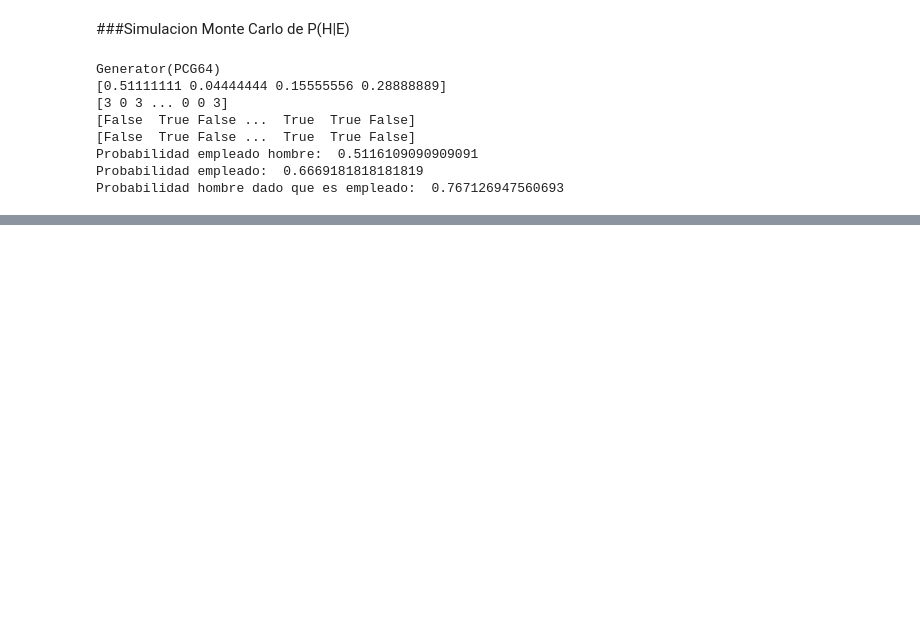
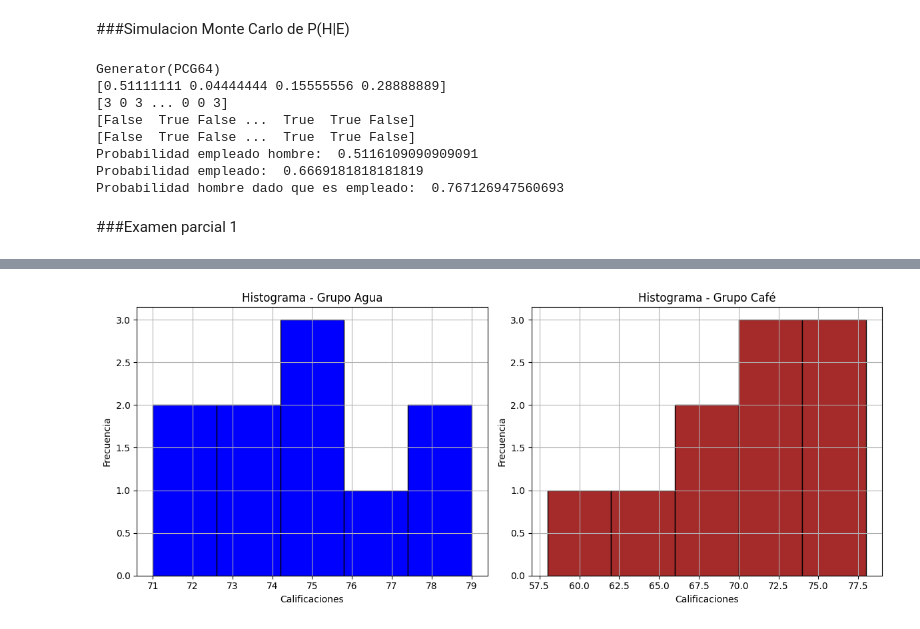
Before and after one commit to IvanRosP/mineria-de-datos, a Jupyter notebook: Mineria de datos.ipynb, the cells around one changed output, grey strips where cells are left out. Drawn from its saved outputs; the diff is of its cells as text; code cells hidden in the pictures; blank space fills up the shorter version.

```diff
--- a/Mineria de datos.ipynb
+++ b/Mineria de datos.ipynb
@@ -1429,3 +1429,77 @@ Generator(PCG64)
 Probabilidad empleado hombre:  0.5116109090909091
 Probabilidad empleado:  0.6669181818181819
 Probabilidad hombre dado que es empleado:  0.767126947560693
+# %% [markdown]
+###Examen parcial 1
+# %%
+import pandas as pd
+import numpy as np
+import matplotlib.pyplot as plt
+
+# Establece semilla para reproducibilidad
+np.random.seed(42)
+
+# 1. Lista de matrículas
+student_ids = [f'{i:06d}' for i in range(172120, 172120 + 20)]
+
+# 2. Asignar grupos
+groups = ['Café'] * 10 + ['Agua'] * 10
+np.random.shuffle(groups)
+
+# 3. Simular calificaciones grupo Café
+coffee_scores = np.random.normal(loc=70, scale=5, size=10).round(0)
+coffee_scores = np.clip(coffee_scores, 50, 100).astype(int)
+
+# 4. Simular calificaciones grupo Agua
+water_scores = np.random.normal(loc=75, scale=5, size=10).round(0)
+water_scores = np.clip(water_scores, 50, 100).astype(int)
+
+# 5. Combinar según grupo
+exam_scores = []
+coffee_idx = 0
+water_idx = 0
+for group in groups:
+    if group == 'Café':
+        exam_scores.append(coffee_scores[coffee_idx])
+        coffee_idx += 1
+    else:
+        exam_scores.append(water_scores[water_idx])
+        water_idx += 1
+
+# Crear DataFrame
+df_students = pd.DataFrame({
+    'Matrícula': student_ids,
+    'Grupo': groups,
+    'Calificaciones': exam_scores
+})
+
+print("Datos simulados:")
+print(df_students)
+
+# Calcular medias
+mean_agua = df_students[df_students['Grupo'] == 'Agua']['Calificaciones'].mean()
+mean_cafe = df_students[df_students['Grupo'] == 'Café']['Calificaciones'].mean()
+
+print("\nMedia Agua:", mean_agua)
+print("Media Café:", mean_cafe)
+
+# Crear histogramas
+plt.figure(figsize=(12,5))
+
+# Histograma grupo Agua
+plt.subplot(1,2,1)
+df_students[df_students['Grupo'] == 'Agua']['Calificaciones'].hist(bins=5, color='blue', edgecolor='black')
+plt.title('Histograma - Grupo Agua')
+plt.xlabel('Calificaciones')
+plt.ylabel('Frecuencia')
+
+# Histograma grupo Café
+plt.subplot(1,2,2)
+df_students[df_students['Grupo'] == 'Café']['Calificaciones'].hist(bins=5, color='brown', edgecolor='black')
+plt.title('Histograma - Grupo Café')
+plt.xlabel('Calificaciones')
+plt.ylabel('Frecuencia')
+
+plt.tight_layout()
+plt.show()
+# %% [output]
@@ -1431,0 +1523 @@ Probabilidad hombre dado que es empleado:  0.767126947560693
+[figure, added]
```
Also changed, not shown: parts of 1 cell of this notebook.
